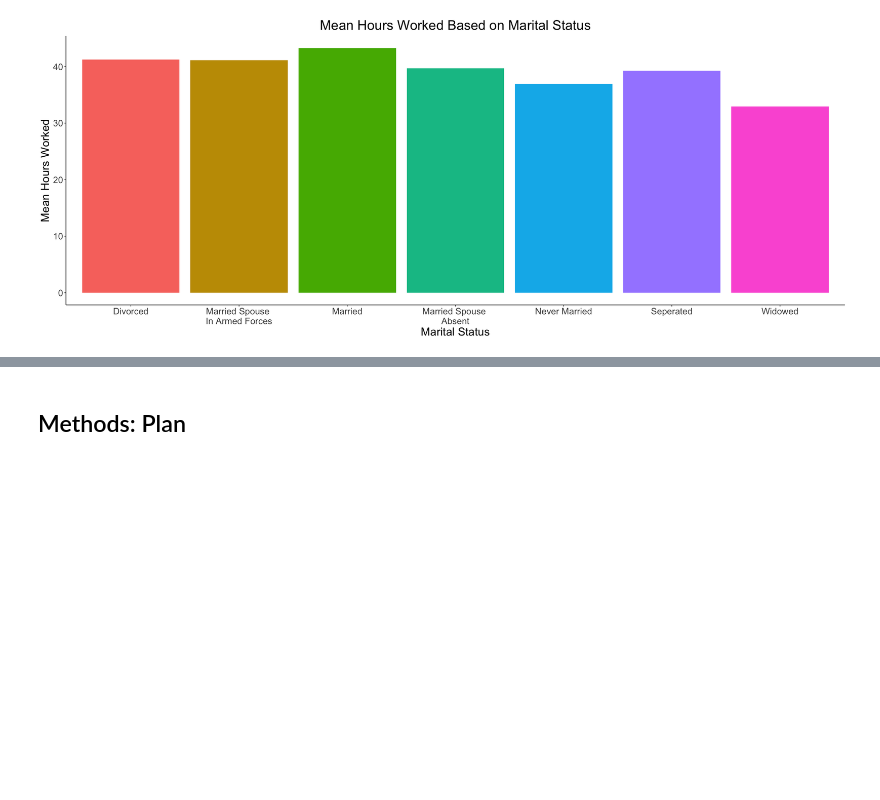
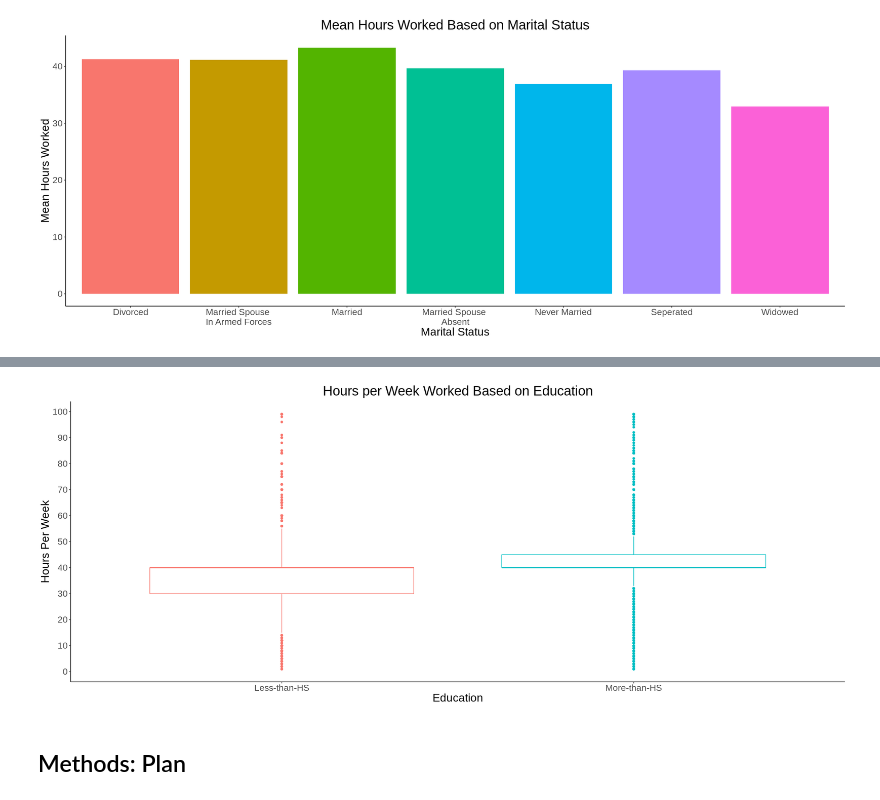
Before and after one commit to sidnand/Inferential-Report-on-Adult-Working-Hours, a Jupyter notebook: Preliminary Results.ipynb, the cells around one changed output, grey strips where cells are left out. Cells and saved outputs as stored; diff of their text form; code cells hidden in the pictures; blank space fills up the shorter version.

```diff
--- a/Preliminary Results.ipynb
+++ b/Preliminary Results.ipynb
@@ -332,3 +324,15 @@ A tibble: 32561 × 2
+# %%
+education_hour_box_plot <- education_hour_table %>%
+    ggplot(aes(x = education, y = hours_per_week, color = education)) +
+    geom_boxplot() +
+    xlab("Education") +
+    ylab("Hours Per Week") +
+    ggtitle("Hours per Week Worked Based on Education") +
+    plot_config +
+    boxplot_scale
+education_hour_box_plot
+# %% [output]
+[figure, added]
 # %% [markdown]
 ## Methods: Plan
 # %% [markdown]
```
Also changed, not shown: parts of 9 cells of this notebook.
